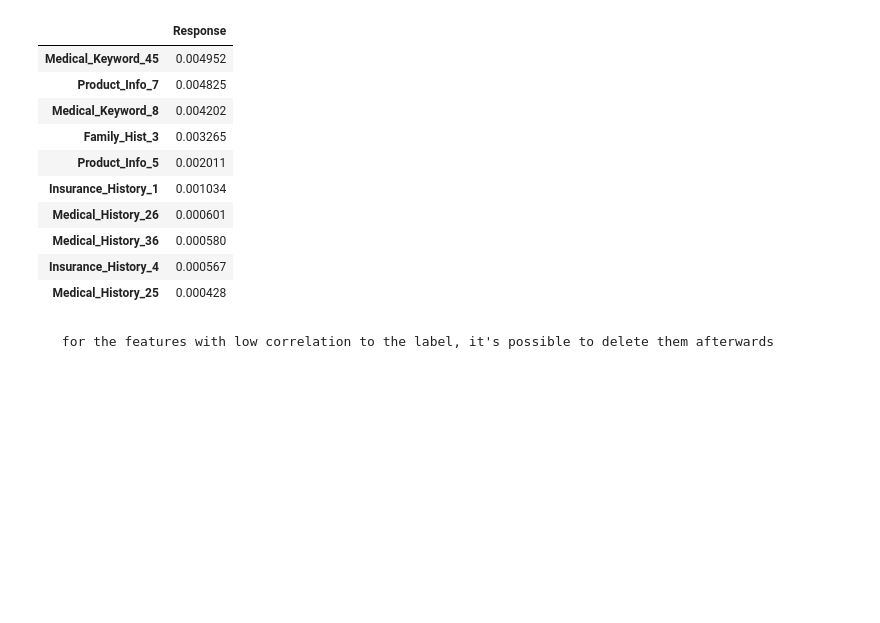
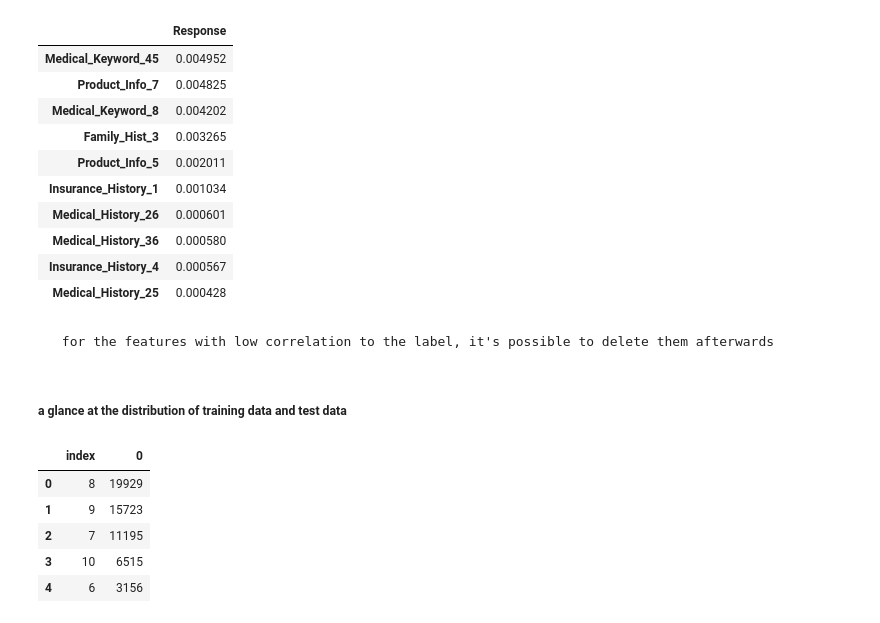
Before and after one commit to xuanlongORZ/Groupe4-Big_data_projet, a Jupyter notebook: EDA.ipynb, the cells around one changed output. Saved outputs shown, nothing was run; the diff lists cells and outputs as text; code cells hidden in the pictures; blank space fills up the shorter version.

```diff
--- a/EDA.ipynb
+++ b/EDA.ipynb
@@ -276,3 +276,17 @@ tabel_corr2[-10:]
 | Medical_History_25 | 0.000428 |
 # %% [markdown]
      for the features with low correlation to the label, it's possible to delete them afterwards
+# %% [markdown]
+##### a glance at the distribution of training data and test data
+# %%
+train_null = X_train.isnull().sum(axis=1)
+train_null_distribution = pd.DataFrame(train_null.value_counts())
+train_null_distribution.reset_index(inplace=True)
+train_null_distribution.head(5)
+# %% [output]
+|  | index | 0 |
+| 0 | 8 | 19929 |
+| 1 | 9 | 15723 |
+| 2 | 7 | 11195 |
+| 3 | 10 | 6515 |
+| 4 | 6 | 3156 |
```
Also changed, not shown: parts of 3 cells of this notebook.
